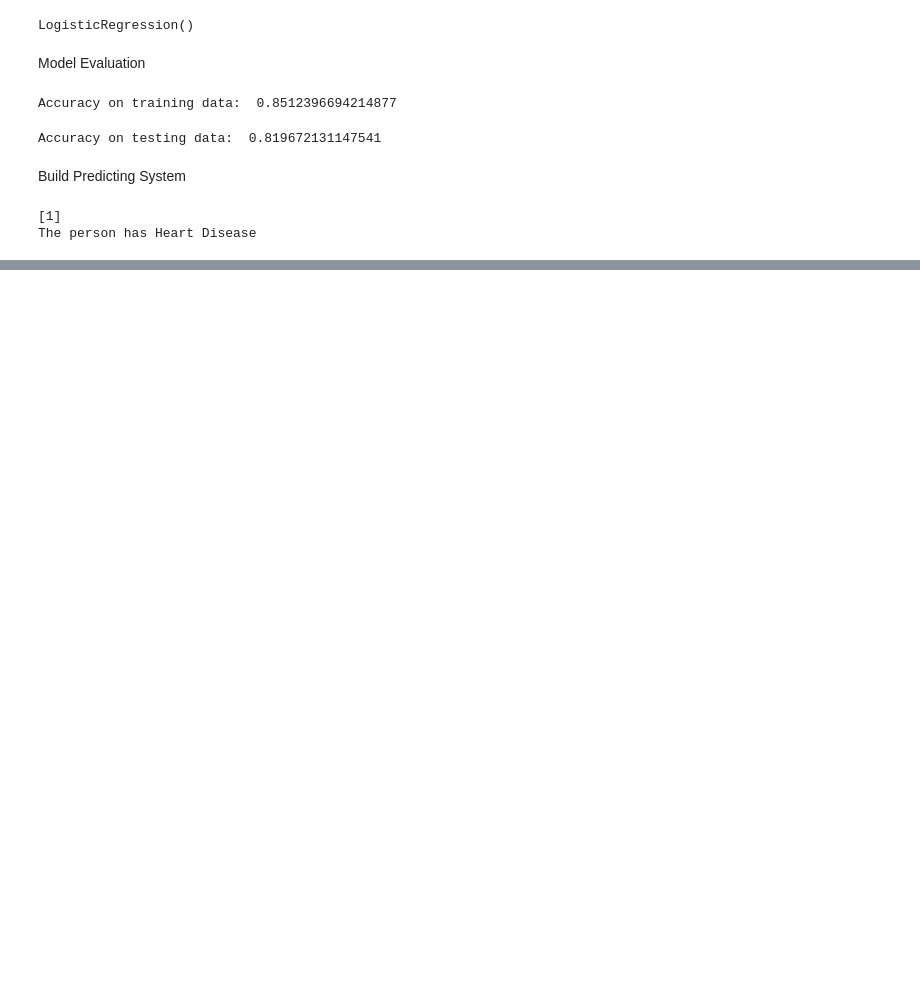
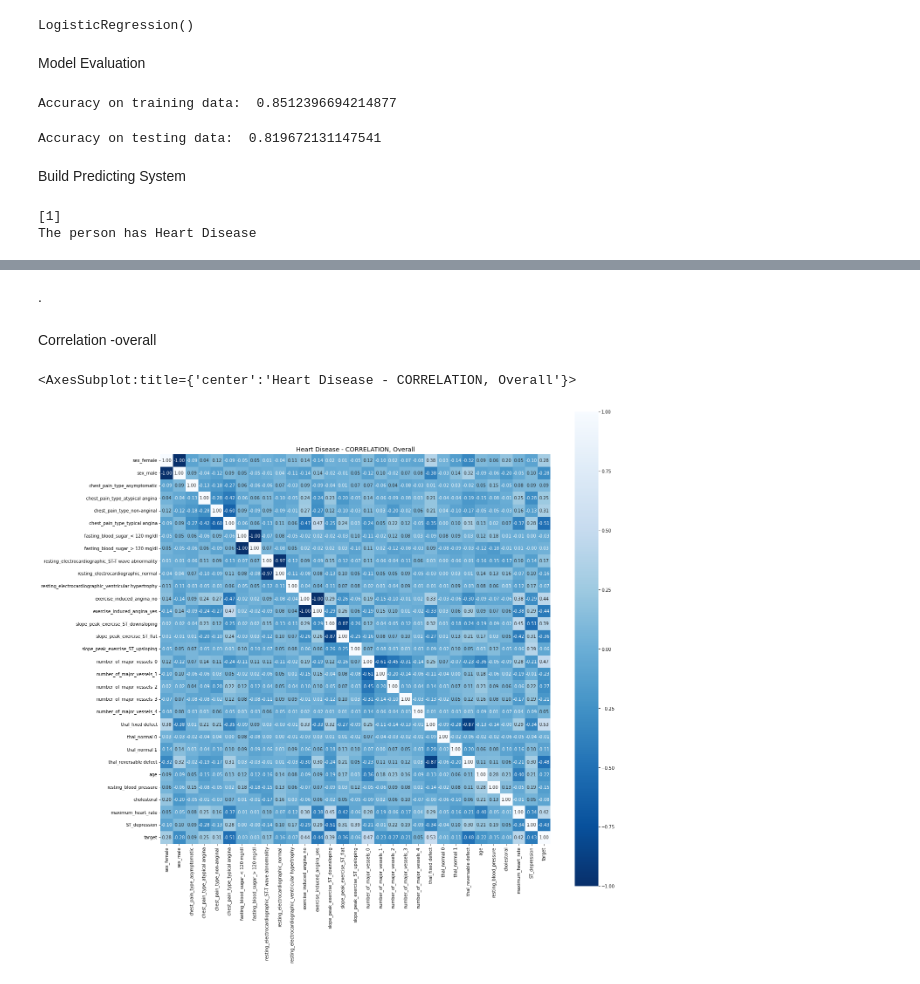
Before and after one commit to SabiViji/ml-learn, a Jupyter notebook: Heart_disease_prediction.ipynb, the cells around one changed output, grey strips where cells are left out. Drawn from its saved outputs; the diff is of its cells as text; code cells hidden in the pictures; blank space fills up the shorter version.

```diff
--- a/Heart_disease_prediction.ipynb
+++ b/Heart_disease_prediction.ipynb
@@ -153,0 +480,14 @@ The person has Heart Disease
+# %%
+#  one hot encoding works on type 'object'
+for i in colCAT:
+    df[i] = df[i].astype(object)
+
+df_OHE = df[colCAT]               #  dataframe with categorical values
+df_OHE = pd.get_dummies(df_OHE)   #  one-hot encoding
+df_OHE = df_OHE.join(df[colNUM])  #  add numeric columns
+
+#  change target data to 0/1
+df_OHE['target'] = df_OHE['target'].map({'no disease':0,'disease':1})
+df_OHE = df_OHE.drop(['target_disease', 'target_no disease'], axis=1)
+
+df_OHE.head()
@@ -153,0 +504,9 @@ The person has Heart Disease
+# %%
+'''
+Normalization is a rescaling of the data from the original range so that all values are within a certain range, typically between 0 and 1. Normalized data is essential in machine learning. Correlation and models will not produce good results if the scales are not standardized.
+
+Using MixMaxScalar to keep the 'sex' columns as '0' and '1'. StandardScaler converts the 'sex' columns as -0.68 & 1.46 for female and -1.46 & 0.68 for male.
+'''
+from sklearn.preprocessing import MinMaxScaler
+norm = MinMaxScaler().fit_transform(df_OHE)
+norm[0:2]
@@ -153,0 +528,4 @@ The person has Heart Disease
+# %%
+#  dataframe with the One Hot Encoding and Normalized data
+df = pd.DataFrame(norm, index=df_OHE.index, columns=df_OHE.columns)
+df.head()
@@ -153,0 +550,14 @@ The person has Heart Disease
+# %% [markdown]
+.
+# %% [markdown]
+Correlation -overall
+# %%
+# Heatmap (overall)
+# Heatmaps are a great way of representing correlation visually. However, due to the amount of attributes in the dataframe, it looks very cluttered.
+dataCorr = df.corr()
+plt.figure(figsize=(20,20))
+plt.title('Heart Disease - CORRELATION, Overall', fontsize=14)
+sns.heatmap(dataCorr, annot=True, fmt='.2f', square=True, cmap = 'Blues_r')
+# %% [output]
+<AxesSubplot:title={'center':'Heart Disease - CORRELATION, Overall'}>
+[figure, added]
```
Also changed, not shown: parts of 66 cells of this notebook.
